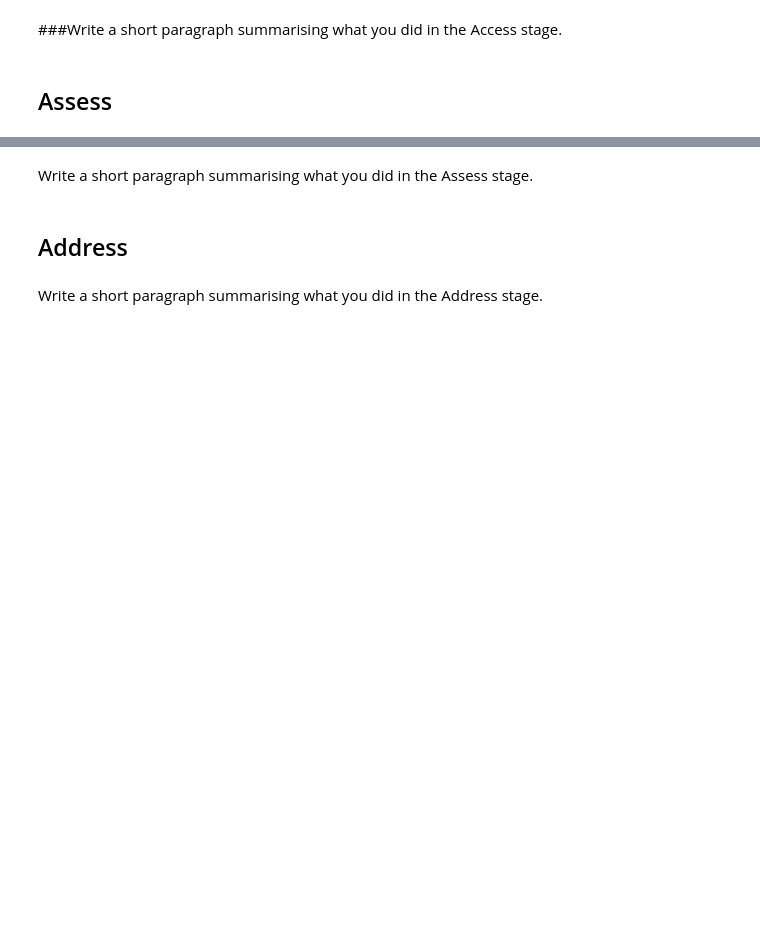
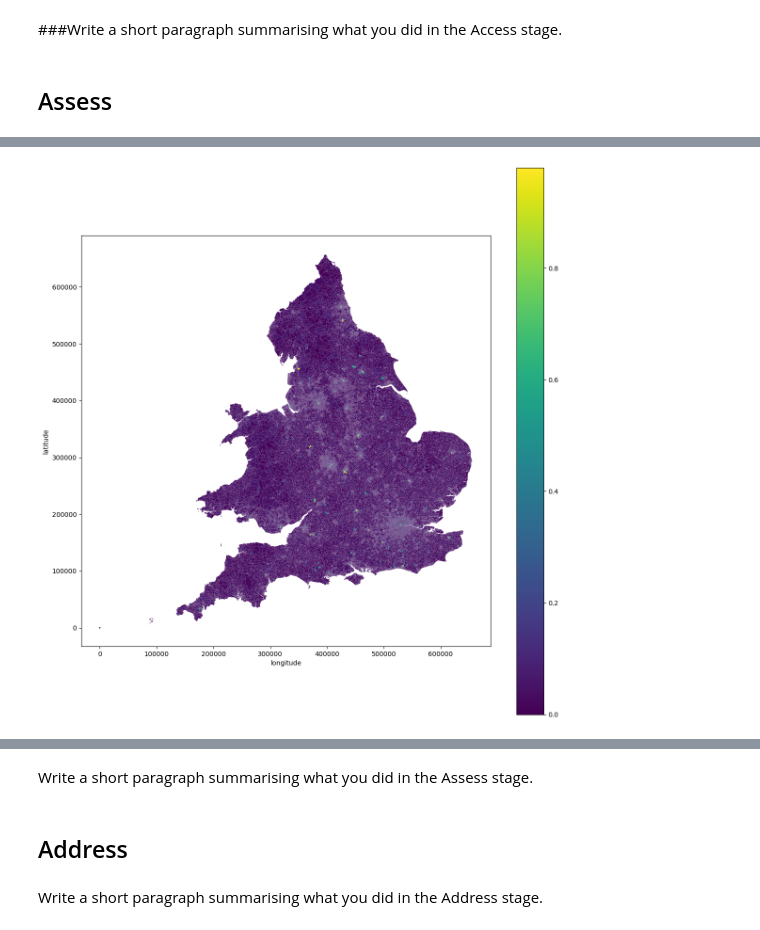
Before and after one commit to ClaireCooper/cjc233_ads_2024, a Jupyter notebook: notebooks/ads_course_assessment.ipynb, the cells around one changed output, grey strips where cells are left out. Cells and saved outputs as stored; diff of their text form; code cells hidden in the pictures; blank space fills up the shorter version.

Commit message:
FA1: Plot data

```diff
--- a/notebooks/ads_course_assessment.ipynb
+++ b/notebooks/ads_course_assessment.ipynb
@@ -417,8 +378,7 @@ sec_df
 # %%
 fynesse.access.download_census_data('TS006')
 
-pd_df = fynesse.access.load_census_data('TS006', level='oa')
-pd_df
+fynesse.access.load_census_data('TS006', level='oa')
 # %% [output]
 Files already exist at: census2021-ts006.
 |  | date | geography | geography code | Population Density: Persons per s... |
@@ -636,0 +620,2 @@ plt.show()
+# %%
+conn = fynesse.access.create_connection(username, password, url, 'ads_2024', int(port))
@@ -688,3 +703,5 @@ plt.show()
 ###Write a short paragraph summarising what you did in the Access stage.
 # %% [markdown]
 ## Assess
+# %%
+all_data = fynesse.access.select_all_from_table_with_geometry(conn, 'census_oa_data')
@@ -690,0 +732,14 @@ plt.show()
+# %%
+fig, ax = plt.subplots(figsize=(12,12))
+
+fynesse.assess.plot_country_border(ax, uk)
+
+ax.set_xlabel("longitude")
+ax.set_ylabel("latitude")
+
+
+all_data.plot(ax=ax, column='L15', legend=True)
+plt.tight_layout()
+plt.show()
+# %% [output]
+[figure, added]
```
Also changed, not shown: parts of 28 cells of this notebook.
